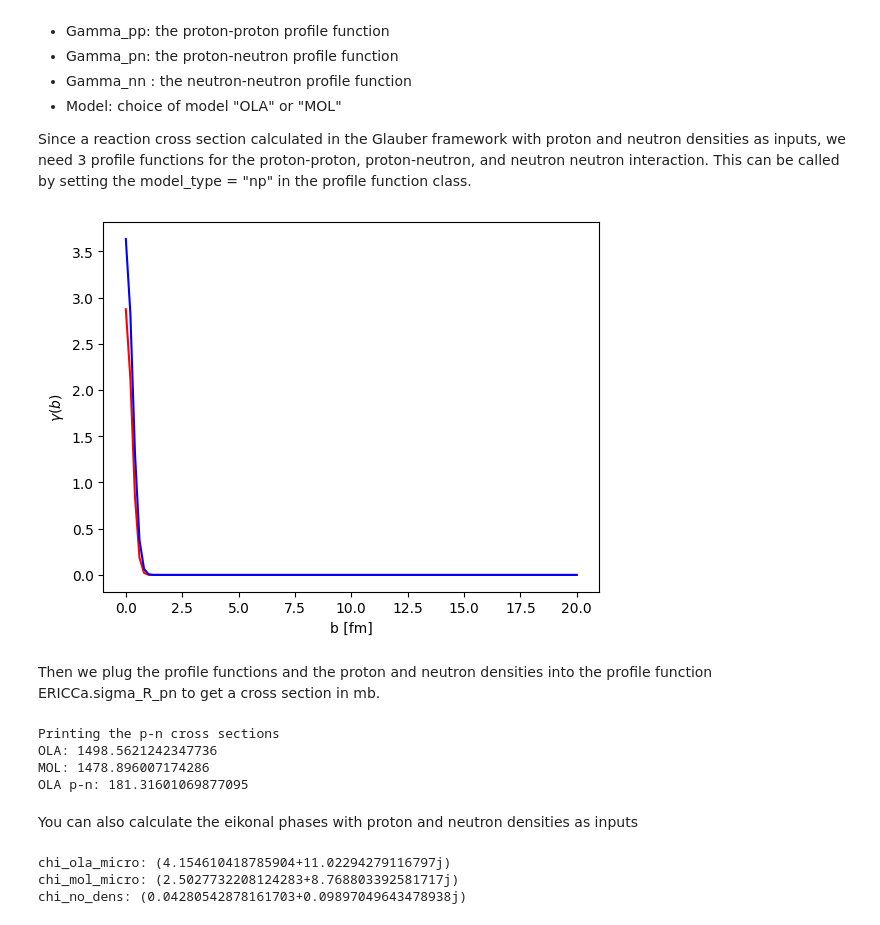
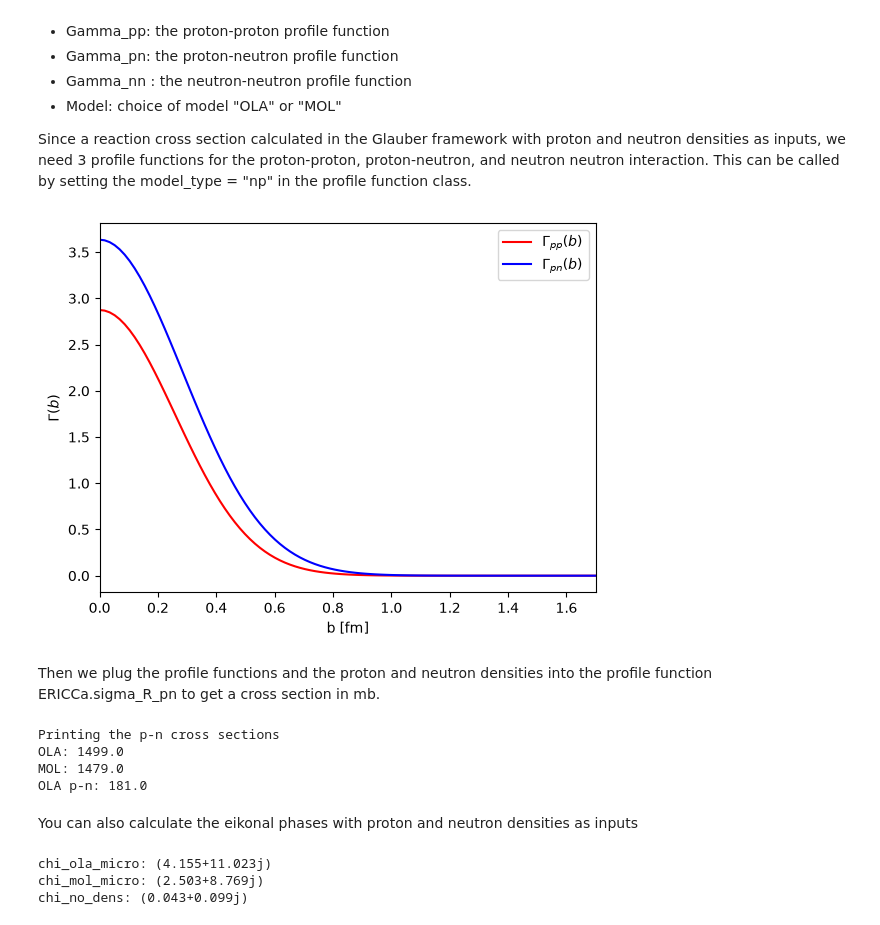
Before and after one commit to Circuitoah/ERICCa, a Jupyter notebook: tutorials/ERICCa_Tutorial.ipynb, the cells around one changed output. Cells and saved outputs as stored; diff of their text form; code cells hidden in the pictures.

```diff
--- a/tutorials/ERICCa_Tutorial.ipynb
+++ b/tutorials/ERICCa_Tutorial.ipynb
@@ -270,15 +274,17 @@ Since a reaction cross section calculated in the Glauber framework with proton a
 # %%
 #An example of a programed example of a profile function
 profile_funct= ERICCa.ProfileFunction(model_type = "np", E = 300)
 
-b_mesh = np.linspace(0, 20, 100)
-plt.plot(b_mesh, profile_funct.Gamma_pp(b_mesh), color = "r", label = r"$\Gamma_{pp}(b)$")
-plt.plot(b_mesh, profile_funct.Gamma_pn(b_mesh), color = "b", label = r"$\Gamma_{pn}(b)$")
+b_mesh = np.linspace(0, 1.7, 100)
+plt.plot(b_mesh, profile_funct.Gamma_pp(b_mesh).real, color = "r", label = r"$\Gamma_{pp}(b)$")
+plt.plot(b_mesh, profile_funct.Gamma_pn(b_mesh).real, color = "b", label = r"$\Gamma_{pn}(b)$")
 plt.xlabel("b [fm]")
-plt.ylabel(r"$\gamma(b)$")
+plt.ylabel(r"$\Gamma(b)$")
+plt.legend()
+plt.xlim(0,1.7)
 plt.show()
 # %% [output]
-[figure, old version]
+[figure, new version]
 # %% [markdown]
 Then we plug the profile functions and the proton and neutron densities into the profile function ERICCa.sigma_R_pn to get a cross section in mb.
 # %%
@@ -290,27 +296,27 @@ xs_pn_OLA_pn = cross_section.sigma_R_pn(C_rho_p, C_rho_n, rho_p_p = Ca_rho_p , r
                    Gamma_pn = profile_funct.Gamma_pn, Gamma_nn = profile_funct.Gamma_pp , Model = "OLA p-n")
 
 print("Printing the p-n cross sections")
-print("OLA:", xs_pn_OLA)
-print("MOL:", xs_pn_MOL)
-print("OLA p-n:", xs_pn_OLA_pn)
+print("OLA:", np.round(xs_pn_OLA))
+print("MOL:", np.round(xs_pn_MOL))
+print("OLA p-n:", np.round(xs_pn_OLA_pn))
 # %% [output]
 Printing the p-n cross sections
-OLA: 1498.5621242347736
-MOL: 1478.896007174286
-OLA p-n: 181.31601069877095
+OLA: 1499.0
+MOL: 1479.0
+OLA p-n: 181.0
 # %% [markdown]
 You can also calculate the eikonal phases with proton and neutron densities as inputs
 # %%
 b=3
-print("chi_ola_micro:",cross_section.chi_ola_micro( b, C_rho_p, C_rho_n, Ca_rho_p , Ca_rho_n, profile_funct.Gamma_pp,
-                   profile_funct.Gamma_pn, profile_funct.Gamma_pn))
-print("chi_mol_micro:",cross_section.chi_mol_micro( b, C_rho_p, C_rho_n, Ca_rho_p , Ca_rho_n, profile_funct.Gamma_pp,
-                   profile_funct.Gamma_pn, profile_funct.Gamma_pn))
-print("chi_no_dens:",cross_section.chi_no_dens(b , C_rho_p, C_rho_n, profile_funct.Gamma_pp, profile_funct.Gamma_pn))
+print("chi_ola_micro:",np.round(cross_section.chi_ola_micro( b, C_rho_p, C_rho_n, Ca_rho_p , Ca_rho_n, profile_funct.Gamma_pp,
+                   profile_funct.Gamma_pn, profile_funct.Gamma_pn),3))
+print("chi_mol_micro:",np.round(cross_section.chi_mol_micro( b, C_rho_p, C_rho_n, Ca_rho_p , Ca_rho_n, profile_funct.Gamma_pp,
+                   profile_funct.Gamma_pn, profile_funct.Gamma_pn),3))
+print("chi_no_dens:",np.round(cross_section.chi_no_dens(b , C_rho_p, C_rho_n, profile_funct.Gamma_pp, profile_funct.Gamma_pn),3))
 # %% [output]
-chi_ola_micro: (4.154610418785904+11.02294279116797j)
-chi_mol_micro: (2.5027732208124283+8.768803392581717j)
-chi_no_dens: (0.04280542878161703+0.09897049643478938j)
+chi_ola_micro: (4.155+11.023j)
+chi_mol_micro: (2.503+8.769j)
+chi_no_dens: (0.043+0.099j)
 # %%
 %%timeit
 cross_section.sigma_R_pn(C_rho_p, C_rho_n, rho_p_p=Ca_rho_p, rho_p_n=Ca_rho_n, Gamma_pp=profile_funct.Gamma_pp, Gamma_pn=profile_funct.Gamma_pn, Gamma_nn=profile_funct.Gamma_pn, Model="OLA")
```
Also changed, not shown: parts of 11 cells of this notebook, 1 other file.
